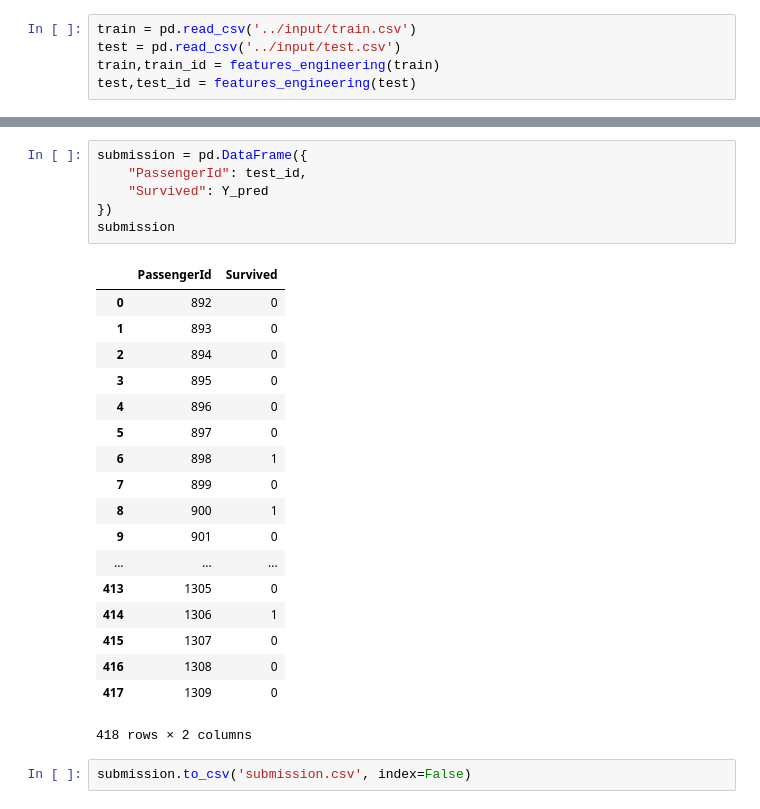
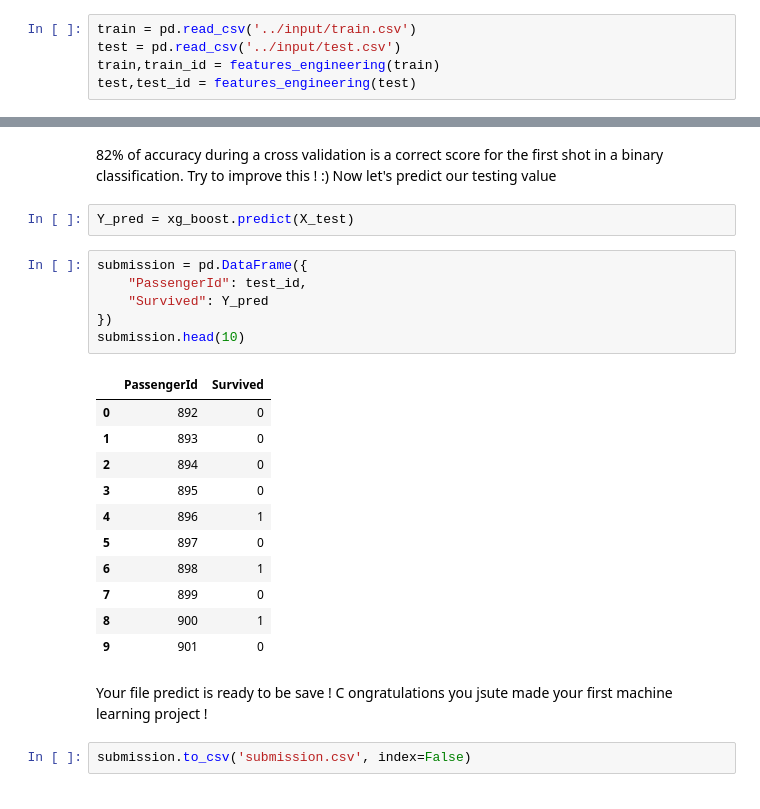
Before and after one commit to anisayari/your_first_machine_learning_project, a Jupyter notebook: my_first_machine_learning_project/my_first_machine_learning_programm_notebook.ipynb, the cells around one changed output, grey strips where cells are left out. Drawn from its saved outputs; the diff is of its cells as text.

```diff
--- a/my_first_machine_learning_project/my_first_machine_learning_programm_notebook.ipynb
+++ b/my_first_machine_learning_project/my_first_machine_learning_programm_notebook.ipynb
@@ -336,27 +359,27 @@ plt.show()
+# %% [markdown]
+82% of accuracy during a cross validation is a correct score for the first shot in a binary classification. Try to improve this ! :)
+Now let's predict our testing value
+# %%
+Y_pred = xg_boost.predict(X_test)
 # %%
 submission = pd.DataFrame({
     "PassengerId": test_id,
     "Survived": Y_pred
 })
-submission
+submission.head(10)
 # %% [output]
 |  | PassengerId | Survived |
 | 0 | 892 | 0 |
 | 1 | 893 | 0 |
 | 2 | 894 | 0 |
 | 3 | 895 | 0 |
-| 4 | 896 | 0 |
+| 4 | 896 | 1 |
 | 5 | 897 | 0 |
 | 6 | 898 | 1 |
 | 7 | 899 | 0 |
 | 8 | 900 | 1 |
 | 9 | 901 | 0 |
-| ... | ... | ... |
-| 413 | 1305 | 0 |
-| 414 | 1306 | 1 |
-| 415 | 1307 | 0 |
-| 416 | 1308 | 0 |
-| 417 | 1309 | 0 |
-418 rows × 2 columns
+# %% [markdown]
+Your file predict is ready to be save !  C ongratulations you jsute made your first machine learning project !
 # %%
 submission.to_csv('submission.csv', index=False)
```
Also changed, not shown: parts of 38 cells of this notebook, 1 other file.
